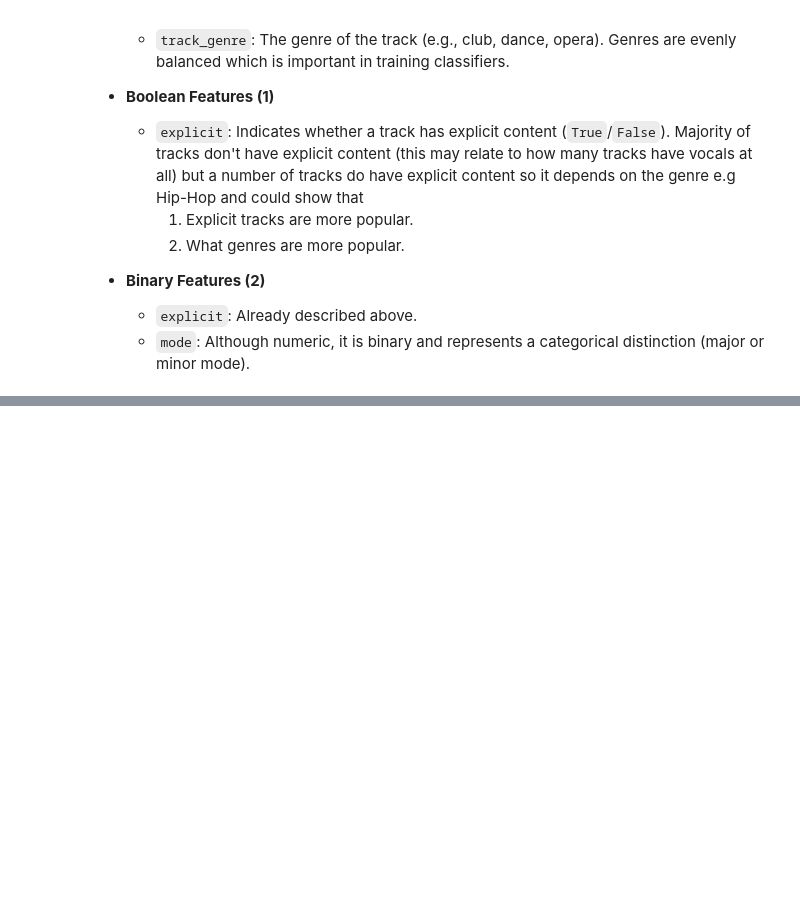
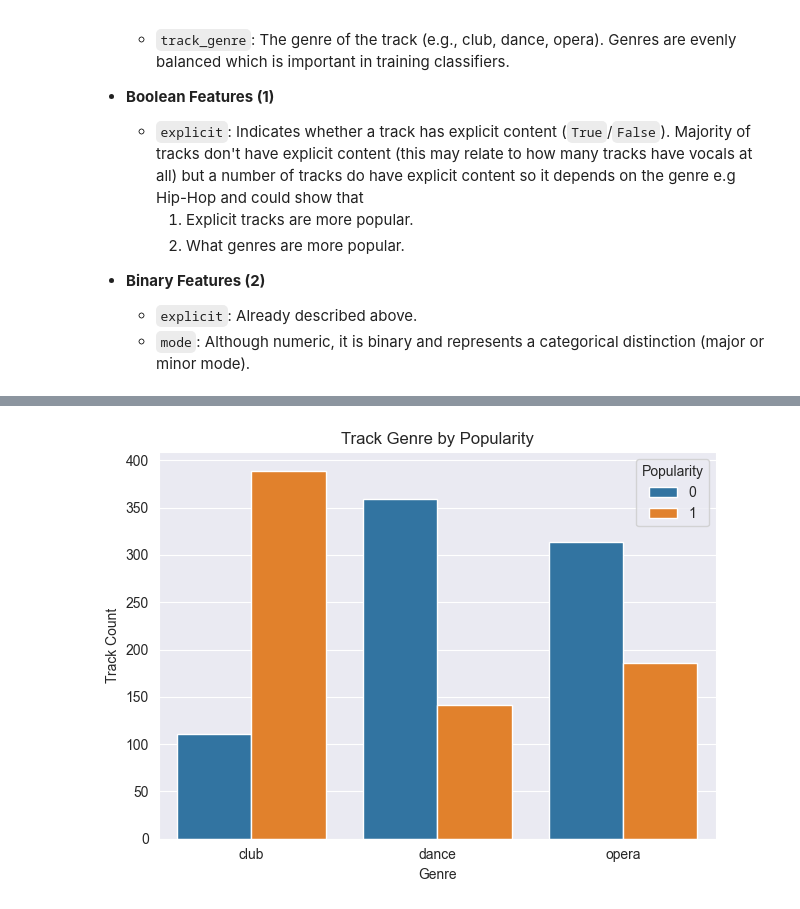
Before and after one commit to CraigPhayer/CS4168---DATA-MINING-LABS, a Jupyter notebook: Project/spotify_EDA.ipynb, the cells around one changed output, grey strips where cells are left out. Cells and saved outputs as stored; diff of their text form; code cells hidden in the pictures; blank space fills up the shorter version.

```diff
--- a/Project/spotify_EDA.ipynb
+++ b/Project/spotify_EDA.ipynb
@@ -177,0 +256,10 @@ Binary features (2): ['explicit', 'mode']
+# %%
+sns.countplot(x='track_genre', hue='popularity_binary', data=df)
+plt.title("Track Genre by Popularity")
+plt.xlabel("Genre")
+plt.ylabel("Track Count")
+plt.legend(title='Popularity')
+plt.tight_layout()
+plt.show()
+# %% [output]
+[figure, added]
```
Also changed, not shown: parts of 18 cells of this notebook.
